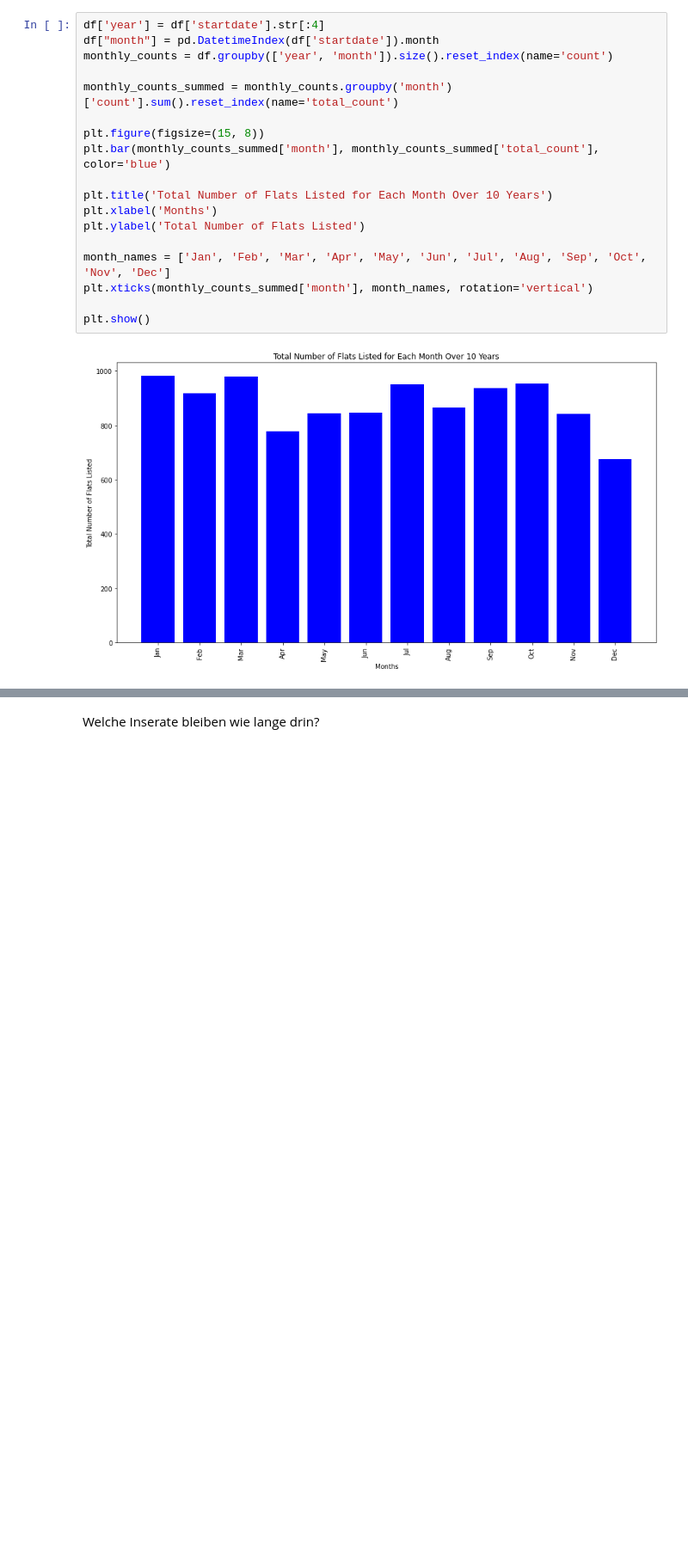
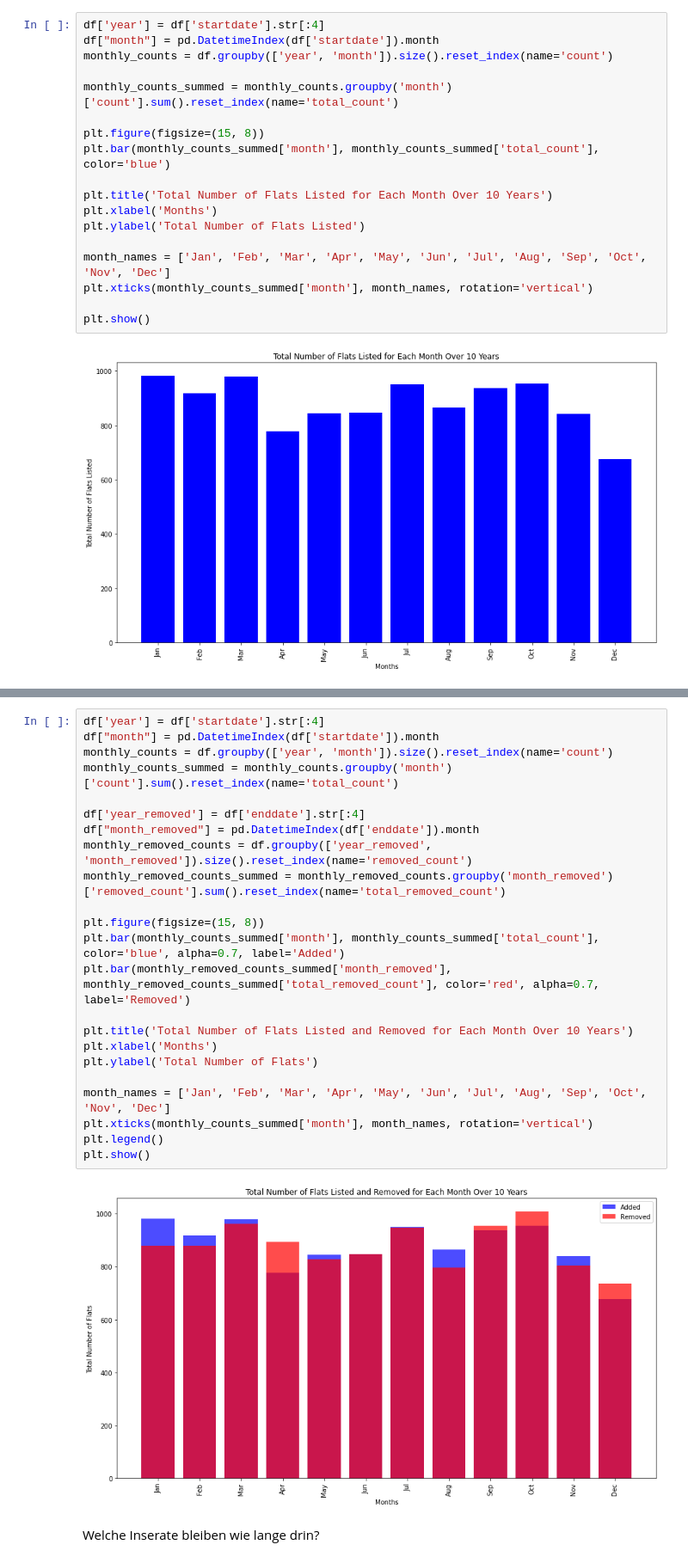
Before and after one commit to okihnjo/DataLiteracy, a Jupyter notebook: notebooks/correlations.ipynb, the cells around one changed output, grey strips where cells are left out. Shown at 86% size. Drawn from its saved outputs; the diff is of its cells as text; blank space fills up the shorter version.

```diff
--- a/notebooks/correlations.ipynb
+++ b/notebooks/correlations.ipynb
@@ -142,2 +164,27 @@ plt.show()
+# %%
+df['year'] = df['startdate'].str[:4]
+df["month"] = pd.DatetimeIndex(df['startdate']).month
+monthly_counts = df.groupby(['year', 'month']).size().reset_index(name='count')
+monthly_counts_summed = monthly_counts.groupby('month')['count'].sum().reset_index(name='total_count')
+
+df['year_removed'] = df['enddate'].str[:4]
+df["month_removed"] = pd.DatetimeIndex(df['enddate']).month
+monthly_removed_counts = df.groupby(['year_removed', 'month_removed']).size().reset_index(name='removed_count')
+monthly_removed_counts_summed = monthly_removed_counts.groupby('month_removed')['removed_count'].sum().reset_index(name='total_removed_count')
+
+plt.figure(figsize=(15, 8))
+plt.bar(monthly_counts_summed['month'], monthly_counts_summed['total_count'], color='blue', alpha=0.7, label='Added')
+plt.bar(monthly_removed_counts_summed['month_removed'], monthly_removed_counts_summed['total_removed_count'], color='red', alpha=0.7, label='Removed')
+
+plt.title('Total Number of Flats Listed and Removed for Each Month Over 10 Years')
+plt.xlabel('Months')
+plt.ylabel('Total Number of Flats')
+
+month_names = ['Jan', 'Feb', 'Mar', 'Apr', 'May', 'Jun', 'Jul', 'Aug', 'Sep', 'Oct', 'Nov', 'Dec']
+plt.xticks(monthly_counts_summed['month'], month_names, rotation='vertical')
+plt.legend()
+plt.show()
+# %% [output]
+[figure, added]
 # %% [markdown]
 Welche Inserate bleiben wie lange drin?
```
Also changed, not shown: parts of 2 cells of this notebook.
